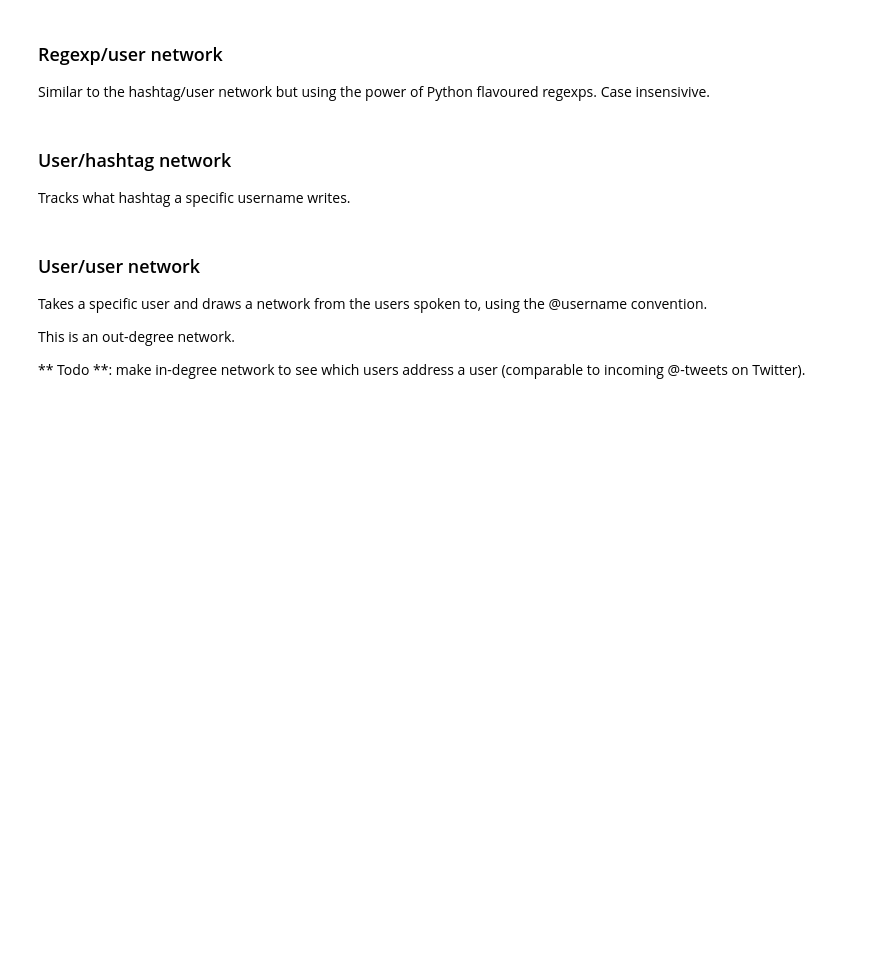
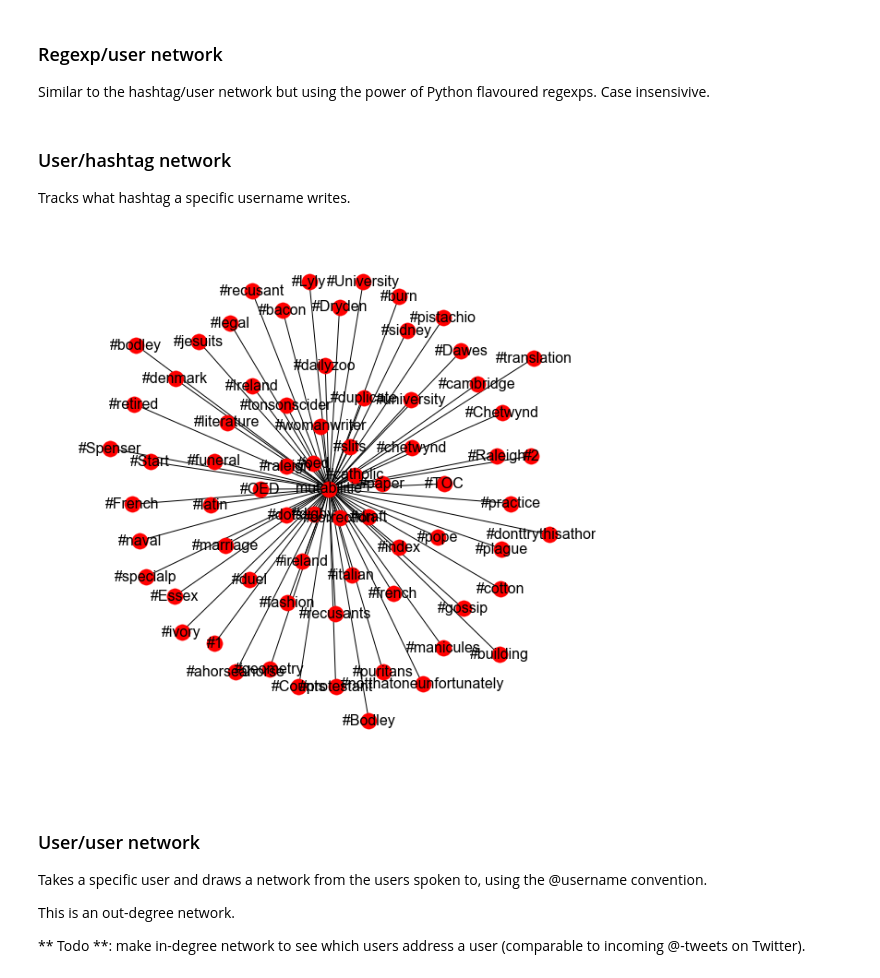
Before and after one commit to christopherkullenberg/talk-analyzer, a Jupyter notebook: shakespearslworldDataAnalysis.ipynb, the cells around one changed output. Cells and saved outputs as stored; diff of their text form; code cells hidden in the pictures; blank space fills up the shorter version.

```diff
--- a/shakespearslworldDataAnalysis.ipynb
+++ b/shakespearslworldDataAnalysis.ipynb
@@ -321,7 +412,9 @@ ta.Network.regexpusers("copyright", df, data=True) #returns data for plotting
 ### User/hashtag network
 Tracks what hashtag a specific username writes.
 # %%
-ta.Network.userhashtagnetwork("VVH", df)
+ta.Network.userhashtagnetwork("mutabilitie", df)
+# %% [output]
+[figure, added]
 # %% [markdown]
 ### User/user network
 Takes a specific user and draws a network from the users spoken to, using the @username convention.
```
Also changed, not shown: parts of 18 cells of this notebook, 2 other files.
